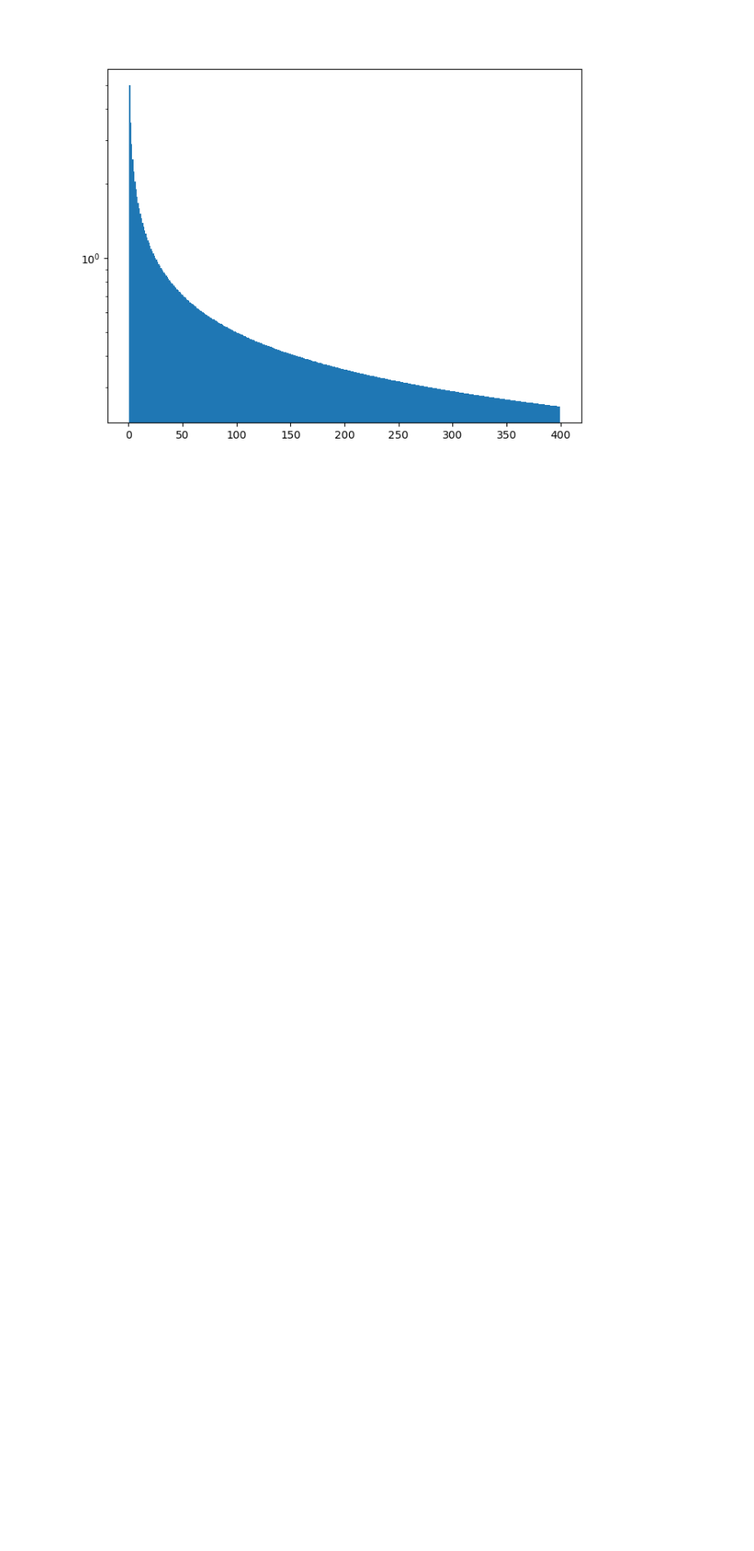
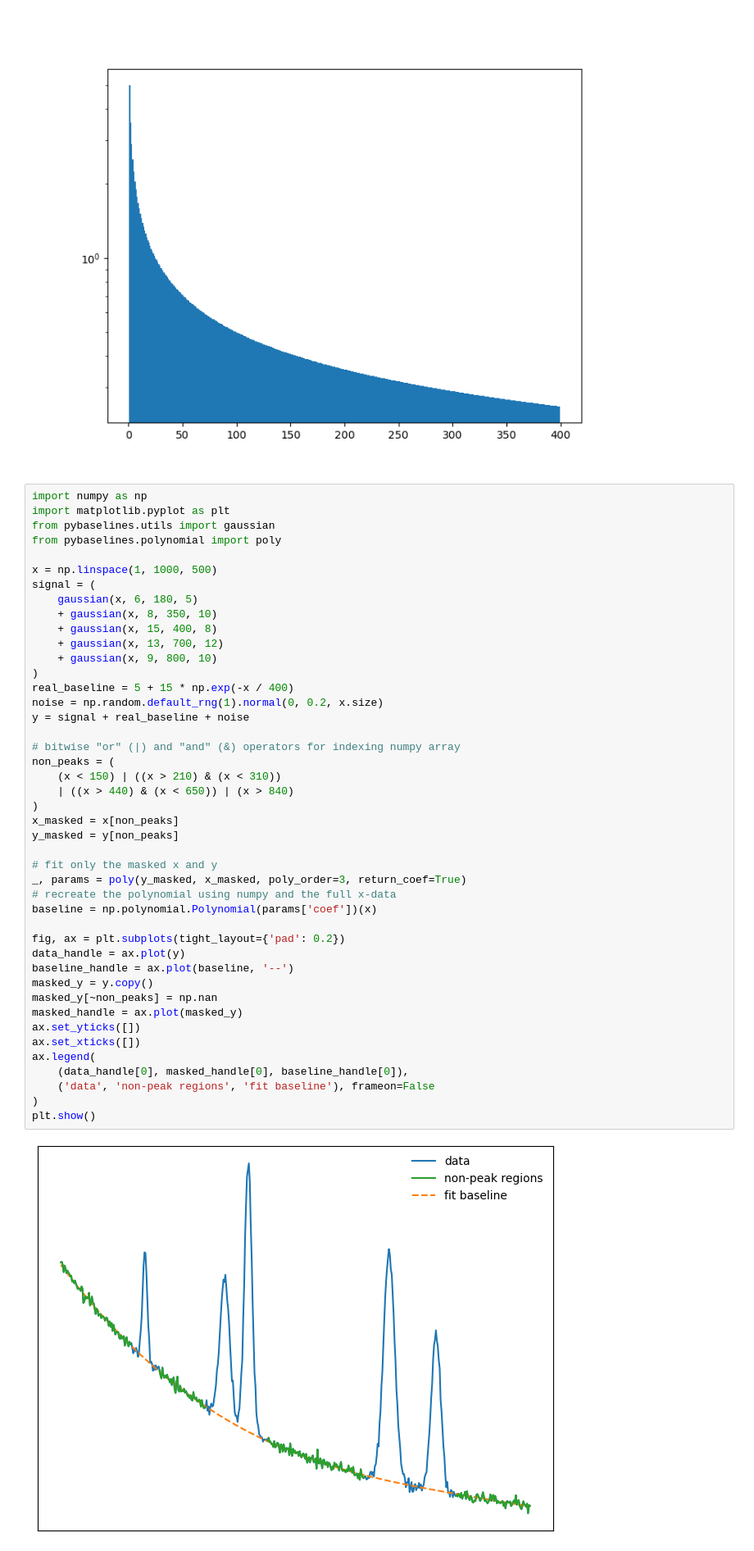
Before and after one commit to mmonajem/pyoxcart, a Jupyter notebook: pyccapt/calibration/tutorials/jupyter_files/develop.ipynb, the cells around one changed output. Shown at 82% size. Cells and saved outputs as stored; diff of their text form; blank space fills up the shorter version.

```diff
--- a/pyccapt/calibration/tutorials/jupyter_files/develop.ipynb
+++ b/pyccapt/calibration/tutorials/jupyter_files/develop.ipynb
@@ -743,3 +743,49 @@ ax1.set_yscale('log')
 # %% [output]
 [figure]
 [figure]
+# %%
+import numpy as np
+import matplotlib.pyplot as plt
+from pybaselines.utils import gaussian
+from pybaselines.polynomial import poly
+
+x = np.linspace(1, 1000, 500)
+signal = (
+    gaussian(x, 6, 180, 5)
+    + gaussian(x, 8, 350, 10)
+    + gaussian(x, 15, 400, 8)
+    + gaussian(x, 13, 700, 12)
+    + gaussian(x, 9, 800, 10)
+)
+real_baseline = 5 + 15 * np.exp(-x / 400)
+noise = np.random.default_rng(1).normal(0, 0.2, x.size)
+y = signal + real_baseline + noise
+
+# bitwise "or" (|) and "and" (&) operators for indexing numpy array
+non_peaks = (
+    (x < 150) | ((x > 210) & (x < 310))
+    | ((x > 440) & (x < 650)) | (x > 840)
+)
+x_masked = x[non_peaks]
+y_masked = y[non_peaks]
+
+# fit only the masked x and y
+_, params = poly(y_masked, x_masked, poly_order=3, return_coef=True)
+# recreate the polynomial using numpy and the full x-data
+baseline = np.polynomial.Polynomial(params['coef'])(x)
+
+fig, ax = plt.subplots(tight_layout={'pad': 0.2})
+data_handle = ax.plot(y)
+baseline_handle = ax.plot(baseline, '--')
+masked_y = y.copy()
+masked_y[~non_peaks] = np.nan
+masked_handle = ax.plot(masked_y)
+ax.set_yticks([])
+ax.set_xticks([])
+ax.legend(
+    (data_handle[0], masked_handle[0], baseline_handle[0]),
+    ('data', 'non-peak regions', 'fit baseline'), frameon=False
+)
+plt.show()
+# %% [output]
+[figure, added]
```
Also changed, not shown: parts of 6 cells of this notebook, 27 other files.
